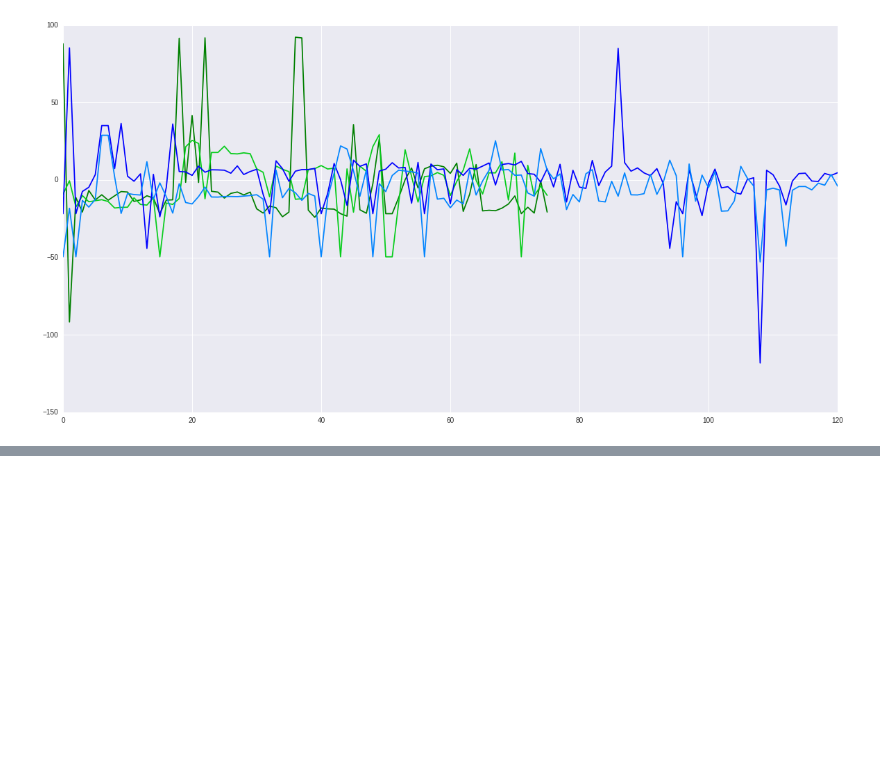
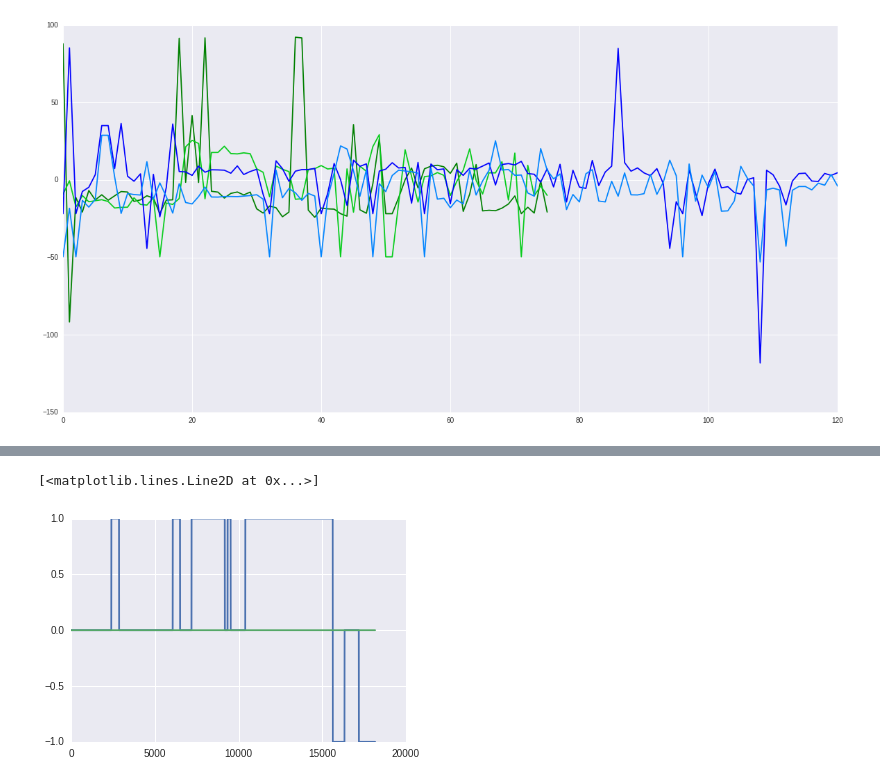
Before and after one commit to antantantant/ecoracerAnalysis, a Jupyter notebook: DETC2016code/tSNE Embed.ipynb, the cells around one changed output, grey strips where cells are left out. Drawn from its saved outputs; the diff is of its cells as text; code cells hidden in the pictures; blank space fills up the shorter version.

```diff
--- a/DETC2016code/tSNE Embed.ipynb
+++ b/DETC2016code/tSNE Embed.ipynb
@@ -525,0 +647,6 @@ for n,i in enumerate([m3, m4]):
+# %%
+plt.plot(X[m1][16])
+plt.plot(X[m1][18])
+# %% [output]
+[<matplotlib.lines.Line2D at 0x...>]
+[figure, added]
```
Also changed, not shown: parts of 8 cells of this notebook.
